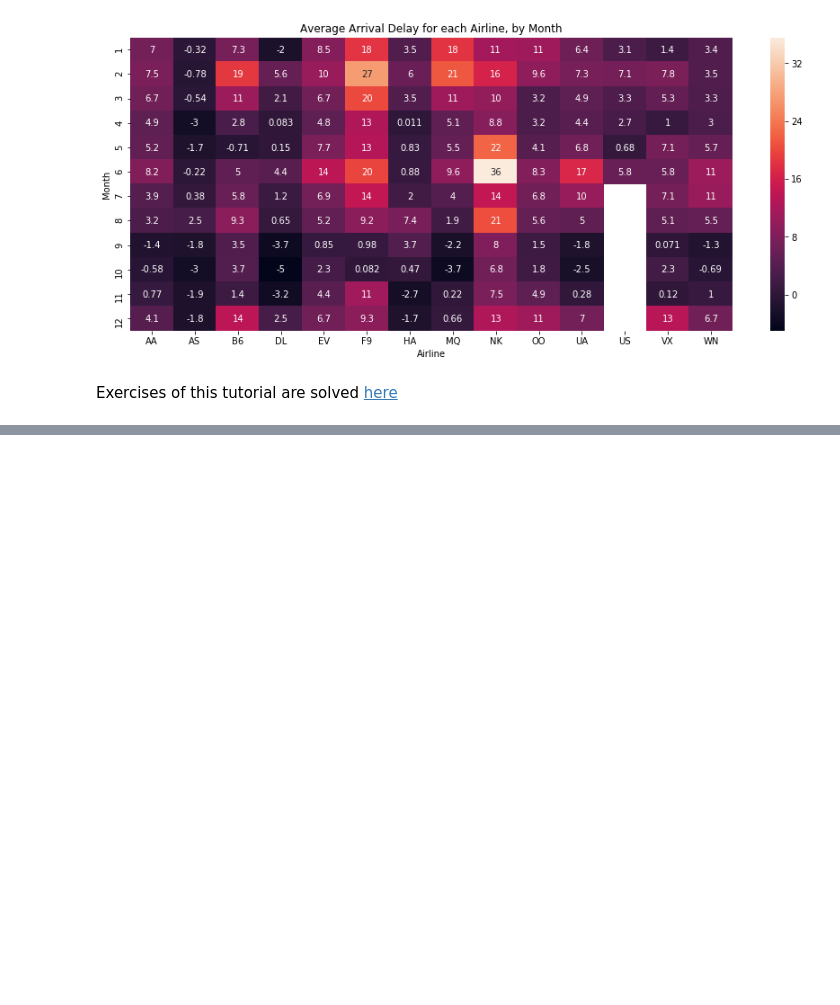
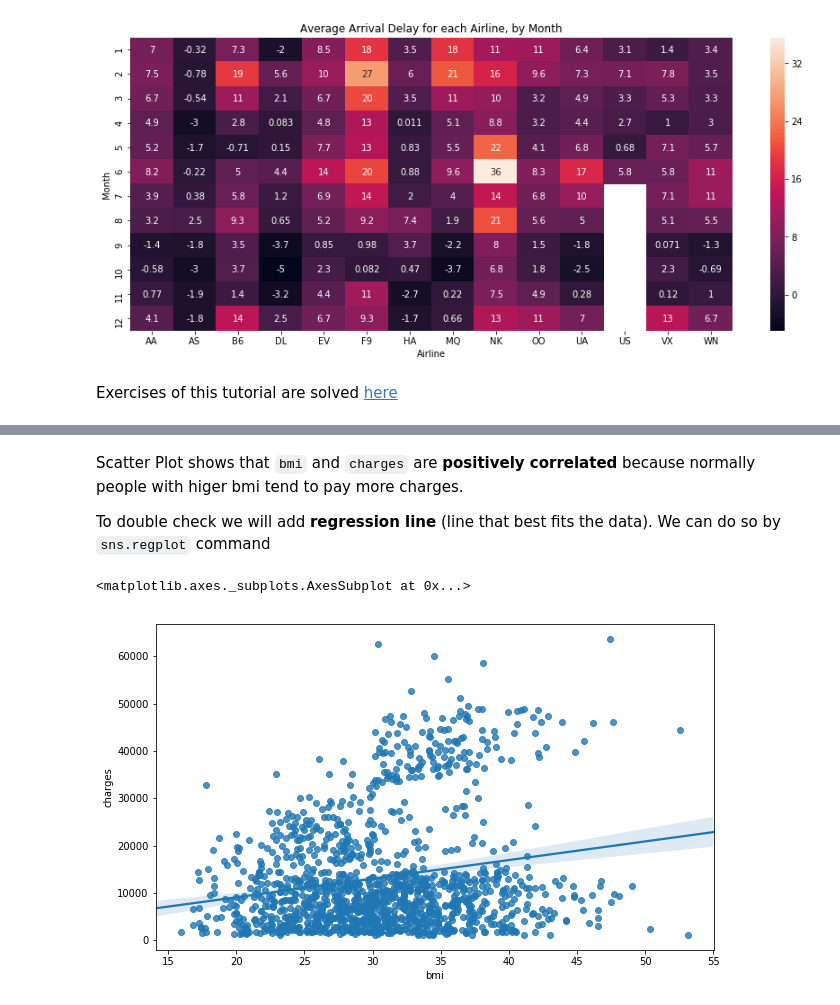
Before and after one commit to ShreyasJothish/datasciencestudygroup, a Jupyter notebook: MahendraBishnoi/02_Data_Visualization_From_Non_Coder_to_Coder.ipynb, the cells around one changed output, grey strips where cells are left out. Saved outputs shown, nothing was run; the diff lists cells and outputs as text; code cells hidden in the pictures; blank space fills up the shorter version.

```diff
--- a/MahendraBishnoi/02_Data_Visualization_From_Non_Coder_to_Coder.ipynb
+++ b/MahendraBishnoi/02_Data_Visualization_From_Non_Coder_to_Coder.ipynb
@@ -245,0 +280,10 @@ Exercises of this tutorial are solved [here](https://www.kaggle.com/mahendrabish
+# %% [markdown]
+Scatter Plot shows that `bmi` and `charges` are **positively correlated** because normally people with higer bmi tend to pay more charges.
+
+To double check we will add **regression line** (line that best fits the data). We can do so by `sns.regplot` command
+# %%
+plt.figure(figsize=(10, 6))
+sns.regplot(x=insurance_data['bmi'], y=insurance_data['charges'])
+# %% [output]
+<matplotlib.axes._subplots.AxesSubplot at 0x...>
+[figure, added]
```
Also changed, not shown: parts of 16 cells of this notebook.
